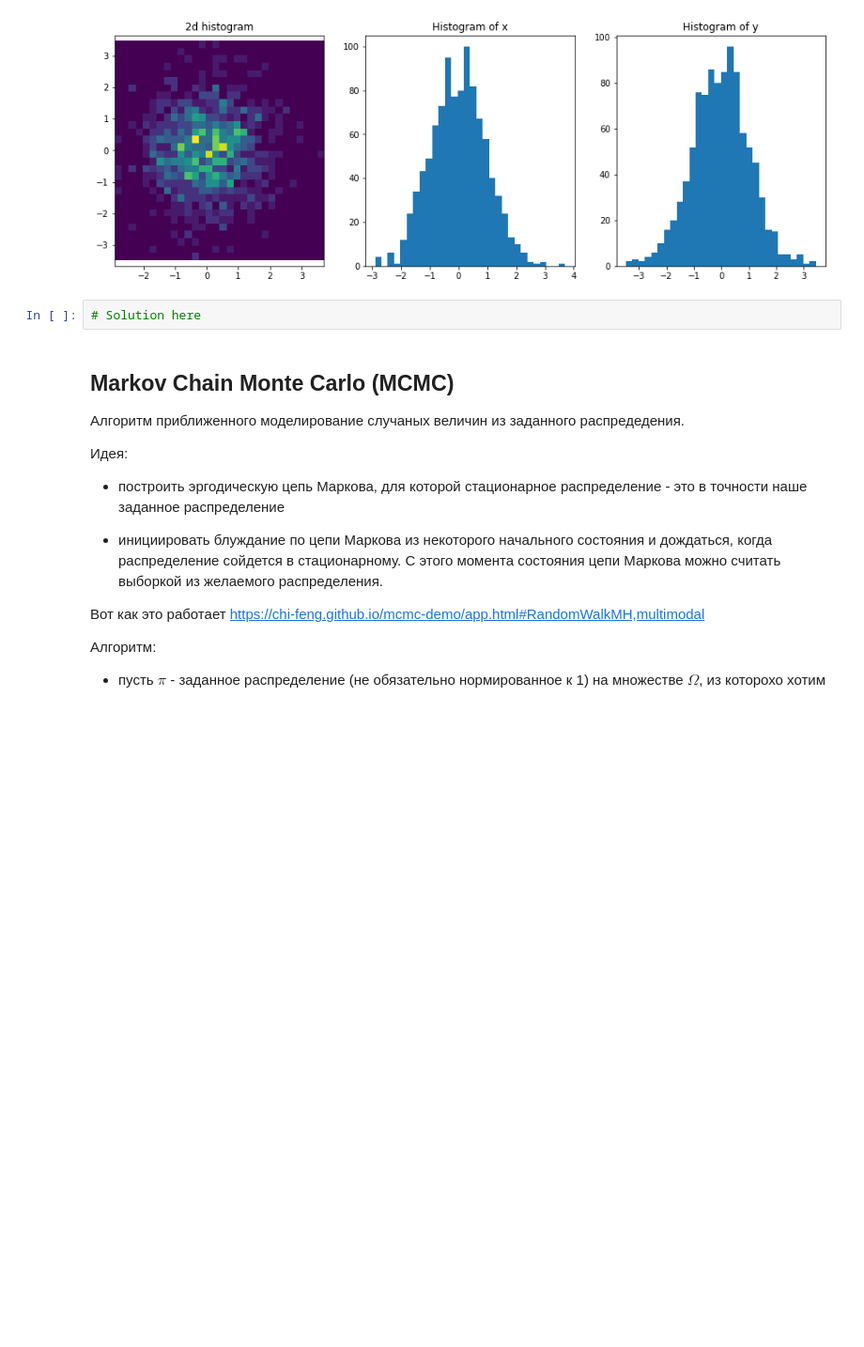
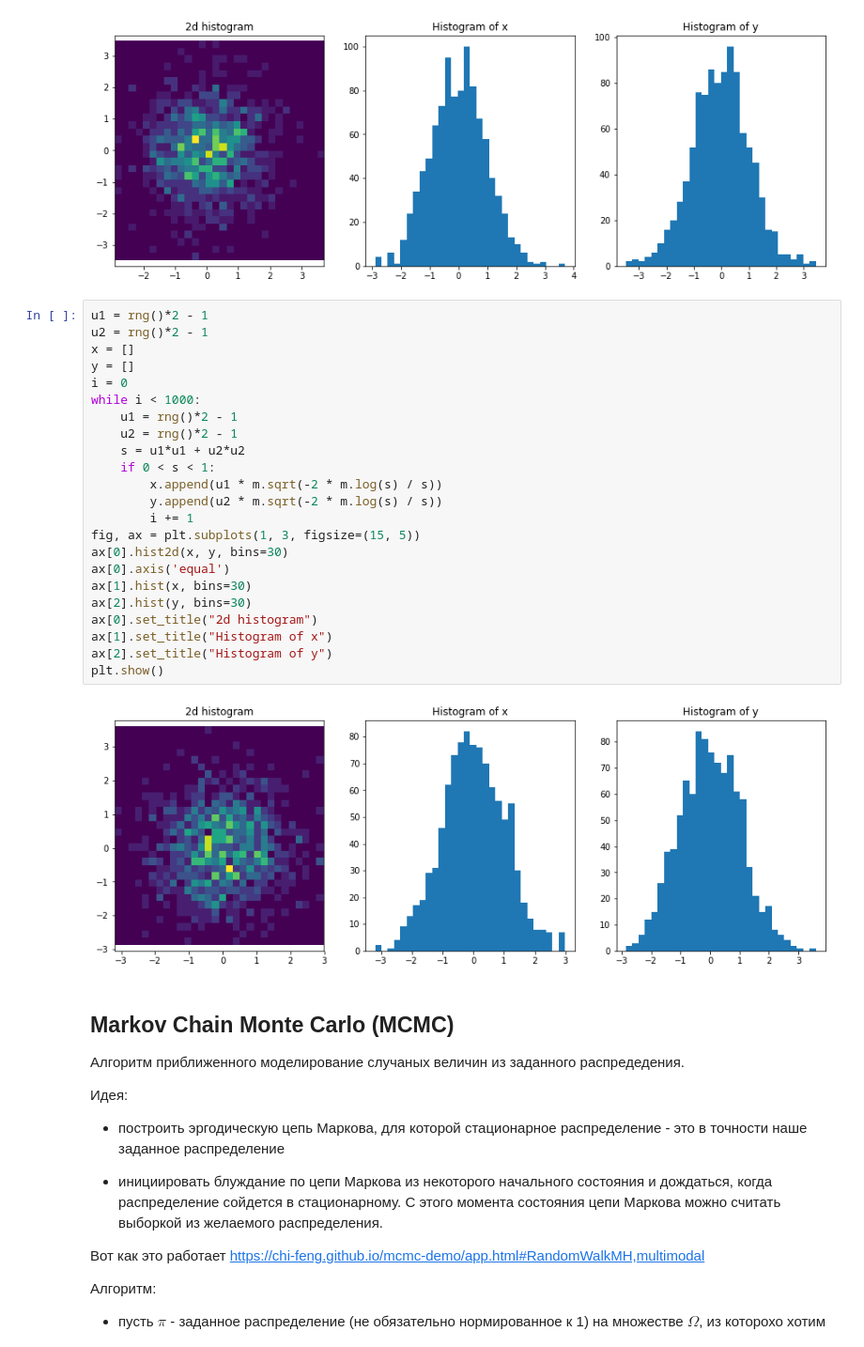
Before and after one commit to alekseevAI/hello-world, a Jupyter notebook: STATPRAK5.ipynb, the cells around one changed output. Shown at 94% size. Cells and saved outputs as stored; diff of their text form; blank space fills up the shorter version.

```diff
--- a/STATPRAK5.ipynb
+++ b/STATPRAK5.ipynb
@@ -230,8 +230,31 @@ ax[2].set_title("Histogram of y")
 plt.show()
 # %% [output]
 [figure]
-# %%
-# Solution here
+# %%
+u1 = rng()*2 - 1
+u2 = rng()*2 - 1
+x = []
+y = []
+i = 0
+while i < 1000:
+    u1 = rng()*2 - 1
+    u2 = rng()*2 - 1
+    s = u1*u1 + u2*u2
+    if 0 < s < 1:
+        x.append(u1 * m.sqrt(-2 * m.log(s) / s))
+        y.append(u2 * m.sqrt(-2 * m.log(s) / s))
+        i += 1
+fig, ax = plt.subplots(1, 3, figsize=(15, 5))
+ax[0].hist2d(x, y, bins=30)
+ax[0].axis('equal')
+ax[1].hist(x, bins=30)
+ax[2].hist(y, bins=30)
+ax[0].set_title("2d histogram")
+ax[1].set_title("Histogram of x")
+ax[2].set_title("Histogram of y")
+plt.show()
+# %% [output]
+[figure, added]
 # %% [markdown]
 ## Markov Chain Monte Carlo (MCMC)
 
```
Also changed, not shown: parts of 5 cells of this notebook.
